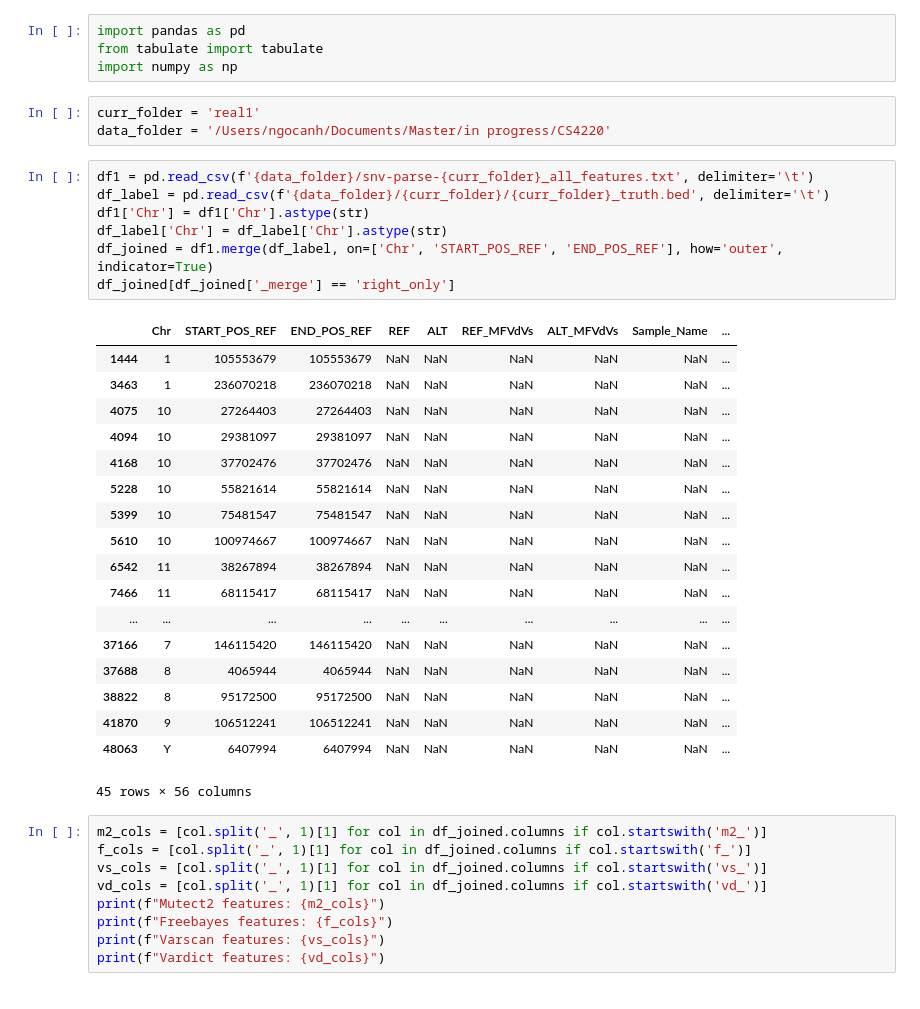
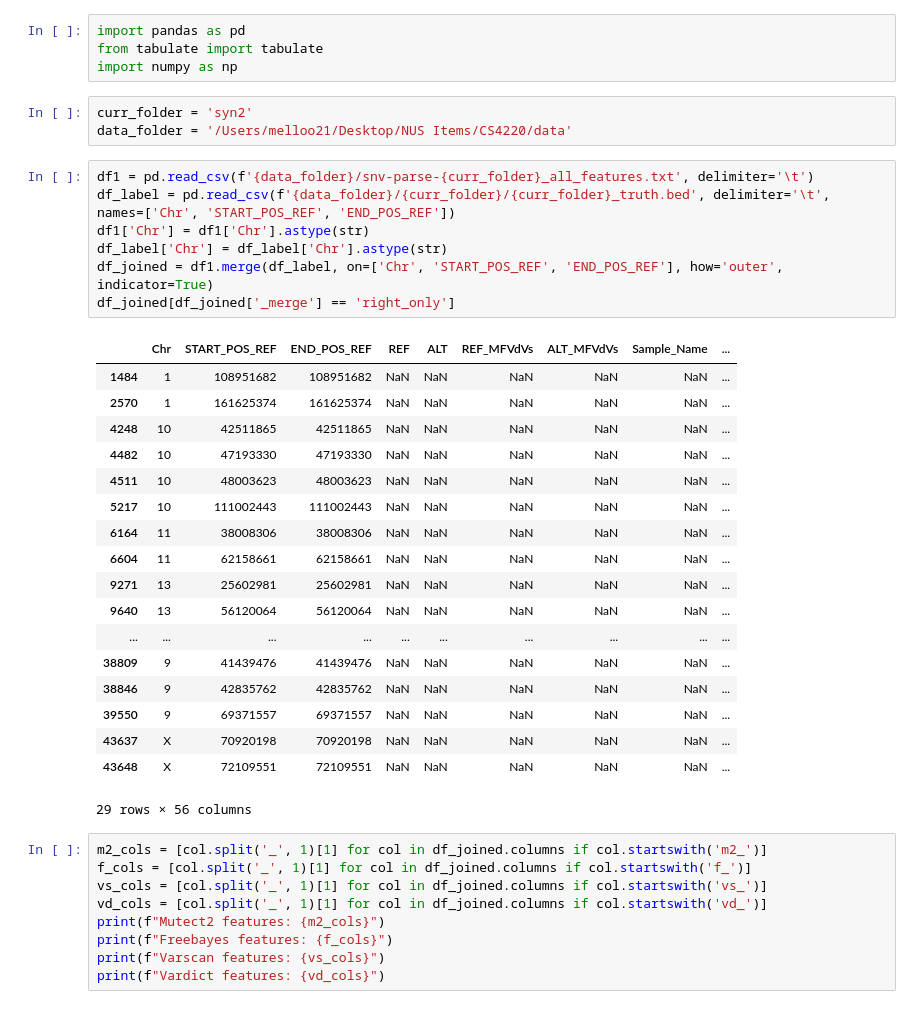
Before and after one commit to melloo21/cs4220_projects, a Jupyter notebook: get_missed_rows.ipynb, the cells around one changed output. Cells and saved outputs as stored; diff of their text form.

```diff
--- a/get_missed_rows.ipynb
+++ b/get_missed_rows.ipynb
@@ -2,35 +2,36 @@
 import pandas as pd
 from tabulate import tabulate
 import numpy as np
-# %%
-curr_folder = 'real1'
-data_folder = '/Users/ngocanh/Documents/Master/in progress/CS4220'
+# %%
+curr_folder = 'syn2'
+data_folder = '/Users/melloo21/Desktop/NUS Items/CS4220/data'
 # %%
 df1 = pd.read_csv(f'{data_folder}/snv-parse-{curr_folder}_all_features.txt', delimiter='\t')
-df_label = pd.read_csv(f'{data_folder}/{curr_folder}/{curr_folder}_truth.bed', delimiter='\t')
+df_label = pd.read_csv(f'{data_folder}/{curr_folder}/{curr_folder}_truth.bed', delimiter='\t',
+names=['Chr', 'START_POS_REF', 'END_POS_REF'])
 df1['Chr'] = df1['Chr'].astype(str)
 df_label['Chr'] = df_label['Chr'].astype(str)
 df_joined = df1.merge(df_label, on=['Chr', 'START_POS_REF', 'END_POS_REF'], how='outer', indicator=True)
 df_joined[df_joined['_merge'] == 'right_only']
 # %% [output]
 |  | Chr | START_POS_REF | END_POS_REF | REF | ALT | REF_MFVdVs | ALT_MFVdVs | Sample_Name | ... |
-| 1444 | 1 | 105553679 | 105553679 | NaN | NaN | NaN | NaN | NaN | ... |
-| 3463 | 1 | 236070218 | 236070218 | NaN | NaN | NaN | NaN | NaN | ... |
-| 4075 | 10 | 27264403 | 27264403 | NaN | NaN | NaN | NaN | NaN | ... |
-| 4094 | 10 | 29381097 | 29381097 | NaN | NaN | NaN | NaN | NaN | ... |
-| 4168 | 10 | 37702476 | 37702476 | NaN | NaN | NaN | NaN | NaN | ... |
-| 5228 | 10 | 55821614 | 55821614 | NaN | NaN | NaN | NaN | NaN | ... |
-| 5399 | 10 | 75481547 | 75481547 | NaN | NaN | NaN | NaN | NaN | ... |
-| 5610 | 10 | 100974667 | 100974667 | NaN | NaN | NaN | NaN | NaN | ... |
-| 6542 | 11 | 38267894 | 38267894 | NaN | NaN | NaN | NaN | NaN | ... |
-| 7466 | 11 | 68115417 | 68115417 | NaN | NaN | NaN | NaN | NaN | ... |
+| 1484 | 1 | 108951682 | 108951682 | NaN | NaN | NaN | NaN | NaN | ... |
+| 2570 | 1 | 161625374 | 161625374 | NaN | NaN | NaN | NaN | NaN | ... |
+| 4248 | 10 | 42511865 | 42511865 | NaN | NaN | NaN | NaN | NaN | ... |
+| 4482 | 10 | 47193330 | 47193330 | NaN | NaN | NaN | NaN | NaN | ... |
+| 4511 | 10 | 48003623 | 48003623 | NaN | NaN | NaN | NaN | NaN | ... |
+| 5217 | 10 | 111002443 | 111002443 | NaN | NaN | NaN | NaN | NaN | ... |
+| 6164 | 11 | 38008306 | 38008306 | NaN | NaN | NaN | NaN | NaN | ... |
+| 6604 | 11 | 62158661 | 62158661 | NaN | NaN | NaN | NaN | NaN | ... |
+| 9271 | 13 | 25602981 | 25602981 | NaN | NaN | NaN | NaN | NaN | ... |
+| 9640 | 13 | 56120064 | 56120064 | NaN | NaN | NaN | NaN | NaN | ... |
 | ... | ... | ... | ... | ... | ... | ... | ... | ... | ... |
-| 37166 | 7 | 146115420 | 146115420 | NaN | NaN | NaN | NaN | NaN | ... |
-| 37688 | 8 | 4065944 | 4065944 | NaN | NaN | NaN | NaN | NaN | ... |
-| 38822 | 8 | 95172500 | 95172500 | NaN | NaN | NaN | NaN | NaN | ... |
-| 41870 | 9 | 106512241 | 106512241 | NaN | NaN | NaN | NaN | NaN | ... |
-| 48063 | Y | 6407994 | 6407994 | NaN | NaN | NaN | NaN | NaN | ... |
+| 38809 | 9 | 41439476 | 41439476 | NaN | NaN | NaN | NaN | NaN | ... |
+| 38846 | 9 | 42835762 | 42835762 | NaN | NaN | NaN | NaN | NaN | ... |
+| 39550 | 9 | 69371557 | 69371557 | NaN | NaN | NaN | NaN | NaN | ... |
+| 43637 | X | 70920198 | 70920198 | NaN | NaN | NaN | NaN | NaN | ... |
+| 43648 | X | 72109551 | 72109551 | NaN | NaN | NaN | NaN | NaN | ... |
-45 rows × 56 columns
+29 rows × 56 columns
 # %%
 m2_cols = [col.split('_', 1)[1] for col in df_joined.columns if col.startswith('m2_')]
 f_cols = [col.split('_', 1)[1] for col in df_joined.columns if col.startswith('f_')]
```
Also changed, not shown: parts of 6 cells of this notebook, 9 other files.
